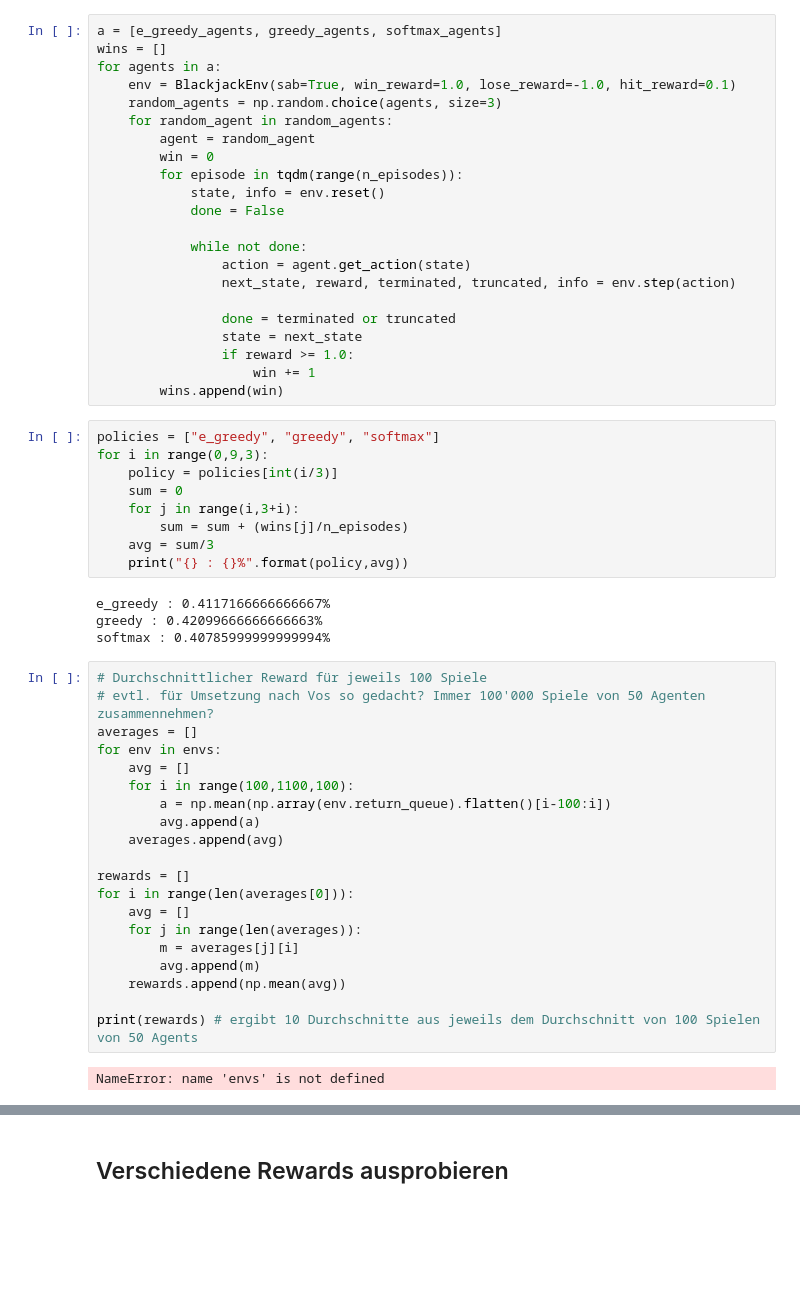
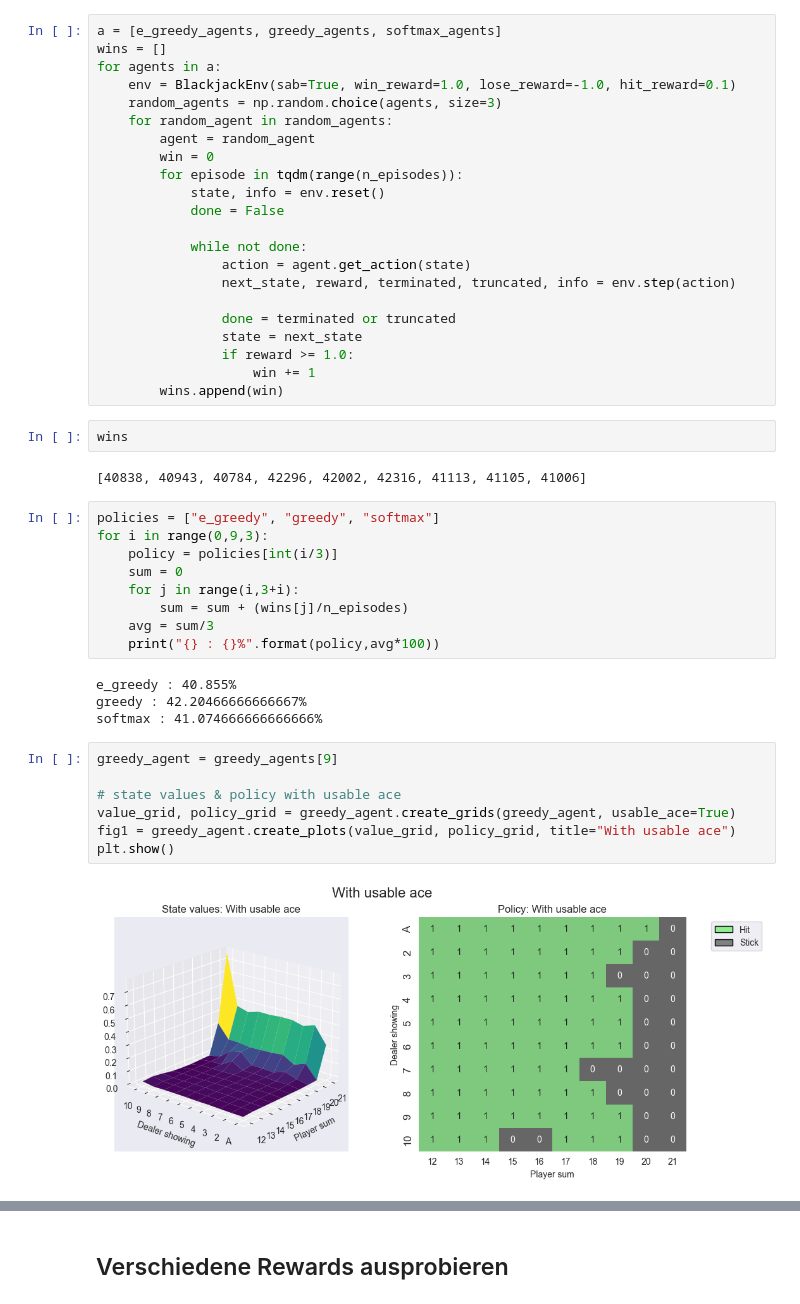
Before and after one commit to Famoose/blackjackers_reinf, a Jupyter notebook: q_agent_exploration_policies.ipynb, the cells around one changed output, grey strips where cells are left out. Saved outputs shown, nothing was run; the diff lists cells and outputs as text; blank space fills up the shorter version.

Commit message:
test diverse hit and winrates use hit 0.1 and win 1.0 - greedy = 42.09% winrate

```diff
--- a/q_agent_exploration_policies.ipynb
+++ b/q_agent_exploration_policies.ipynb
@@ -139,6 +139,10 @@ for agents in a:
                 if reward >= 1.0:
                     win += 1
         wins.append(win)
+# %%
+wins
+# %% [output]
+[40838, 40943, 40784, 42296, 42002, 42316, 41113, 41105, 41006]
 # %%
 policies = ["e_greedy", "greedy", "softmax"]
 for i in range(0,9,3):
@@ -147,30 +151,17 @@ for i in range(0,9,3):
     for j in range(i,3+i):
         sum = sum + (wins[j]/n_episodes)
     avg = sum/3
-    print("{} : {}%".format(policy,avg))
+    print("{} : {}%".format(policy,avg*100))
 # %% [output]
-e_greedy : 0.4117166666666667%
-greedy : 0.42099666666666663%
-softmax : 0.40785999999999994%
+e_greedy : 40.855%
+greedy : 42.20466666666667%
+softmax : 41.074666666666666%
-# %%
-# Durchschnittlicher Reward für jeweils 100 Spiele
-# evtl. für Umsetzung nach Vos so gedacht? Immer 100'000 Spiele von 50 Agenten zusammennehmen?
-averages = []
-for env in envs:
-    avg = []
-    for i in range(100,1100,100):
-        a = np.mean(np.array(env.return_queue).flatten()[i-100:i])
-        avg.append(a)
-    averages.append(avg)
-
-rewards = []
-for i in range(len(averages[0])):
-    avg = []
-    for j in range(len(averages)):
-        m = averages[j][i]
-        avg.append(m)
-    rewards.append(np.mean(avg))
-
-print(rewards) # ergibt 10 Durchschnitte aus jeweils dem Durchschnitt von 100 Spielen von 50 Agents
-# %% [output]
-NameError: name 'envs' is not defined
+# %%
+greedy_agent = greedy_agents[9]
+
+# state values & policy with usable ace
+value_grid, policy_grid = greedy_agent.create_grids(greedy_agent, usable_ace=True)
+fig1 = greedy_agent.create_plots(value_grid, policy_grid, title="With usable ace")
+plt.show()
+# %% [output]
+[figure, added]
```
Also changed, not shown: parts of 11 cells of this notebook, 1 other file.
